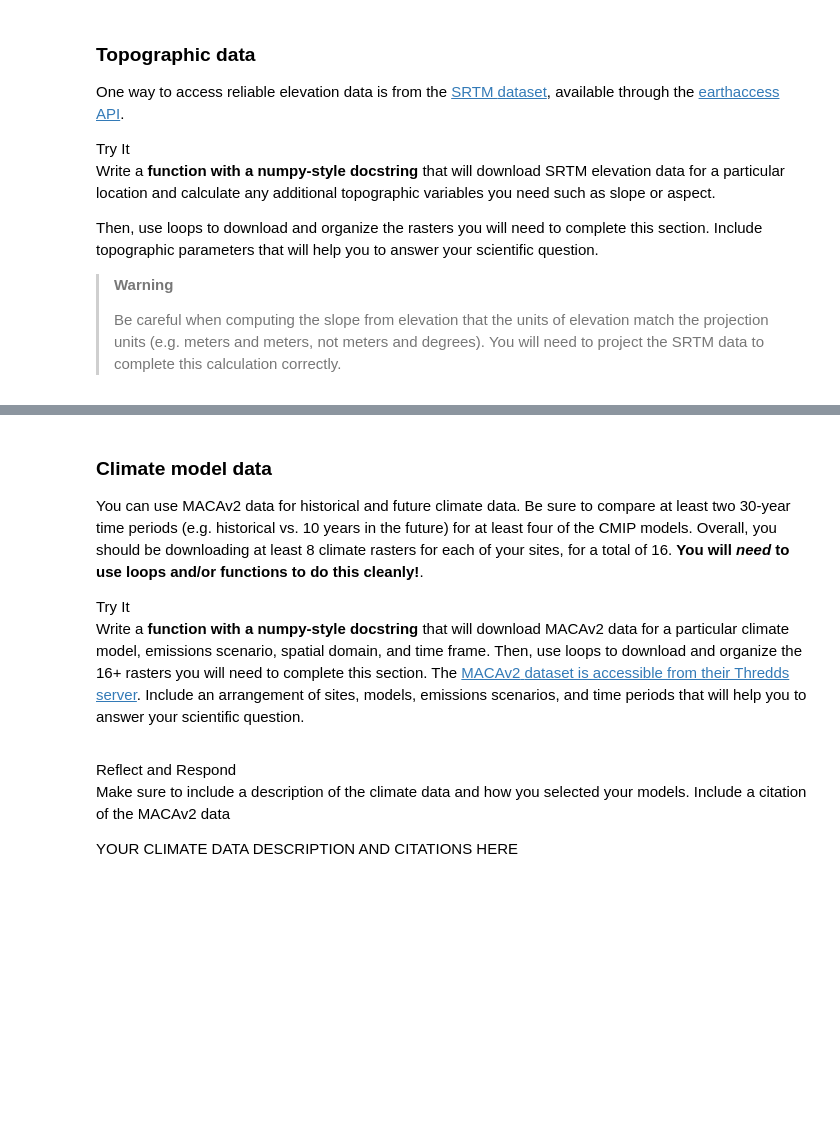
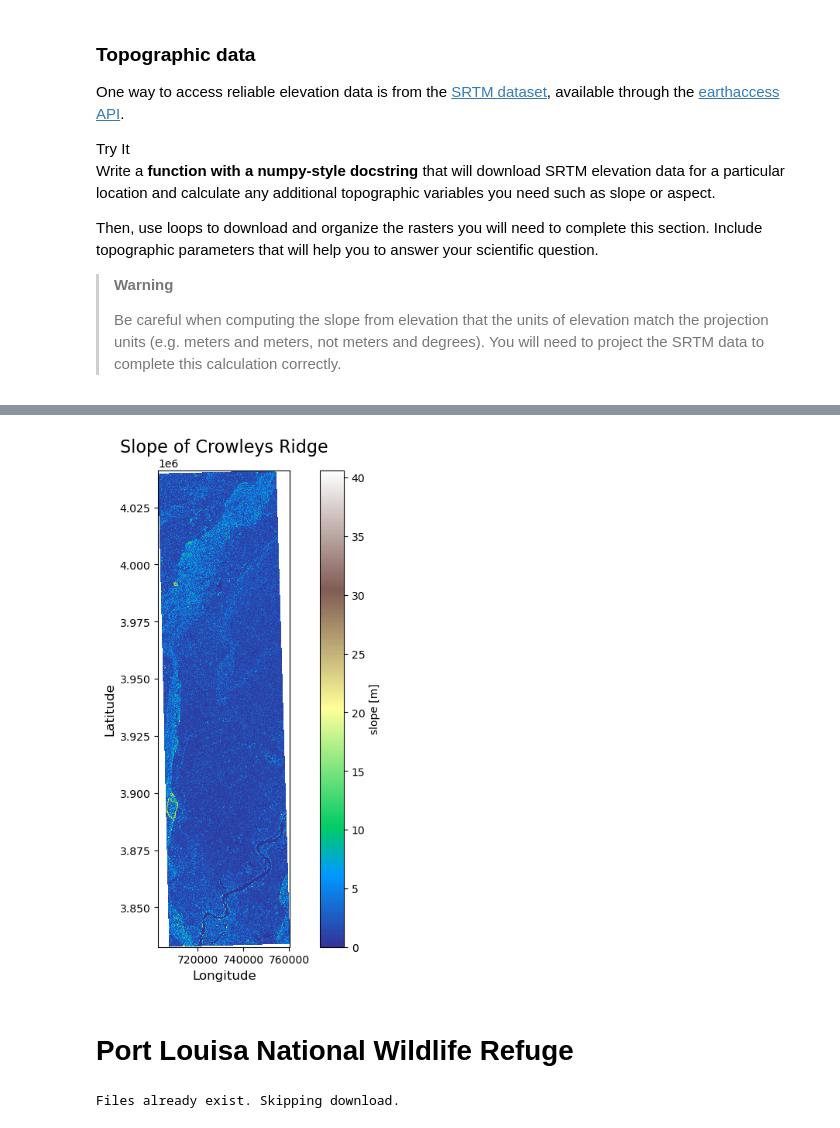
Before and after one commit to earthlab-education/habitat-suitability-ZimmZone, a Jupyter notebook: 03_soil_data_suitibility.ipynb, the cells around one changed output, grey strips where cells are left out. Saved outputs shown, nothing was run; the diff lists cells and outputs as text; code cells hidden in the pictures; blank space fills up the shorter version.

```diff
--- a/03_soil_data_suitibility.ipynb
+++ b/03_soil_data_suitibility.ipynb
@@ -268,19 +494,0 @@ plt.show()
-# %% [markdown]
-### Climate model data
-
-You can use MACAv2 data for historical and future climate data. Be sure
-to compare at least two 30-year time periods (e.g. historical vs. 10
-years in the future) for at least four of the CMIP models. Overall, you
-should be downloading at least 8 climate rasters for each of your sites,
-for a total of 16. **You will *need* to use loops and/or functions to do
-this cleanly!**.
-
-<link rel="stylesheet" type="text/css" href="./assets/styles.css"><div class="callout callout-style-default callout-titled callout-task"><div class="callout-header"><div class="callout-icon-container"><i class="callout-icon"></i></div><div class="callout-title-container flex-fill">Try It</div></div><div class="callout-body-container callout-body"><p>Write a <strong>function with a numpy-style docstring</strong> that
-will download MACAv2 data for a particular climate model, emissions
-scenario, spatial domain, and time frame. Then, use loops to download
-and organize the 16+ rasters you will need to complete this section. The
-<a
-href="http://thredds.northwestknowledge.net:8080/thredds/reacch_climate_CMIP5_macav2_catalog2.html">MACAv2
-dataset is accessible from their Thredds server</a>. Include an
-arrangement of sites, models, emissions scenarios, and time periods that
-will help you to answer your scientific question.</p></div></div>
@@ -289,5 +495,44 @@ will help you to answer your scientific question.</p></div></div>
-# %% [markdown]
-<link rel="stylesheet" type="text/css" href="./assets/styles.css"><div class="callout callout-style-default callout-titled callout-respond"><div class="callout-header"><div class="callout-icon-container"><i class="callout-icon"></i></div><div class="callout-title-container flex-fill">Reflect and Respond</div></div><div class="callout-body-container callout-body"><p>Make sure to include a description of the climate data and how you
-selected your models. Include a citation of the MACAv2 data</p></div></div>
-
-YOUR CLIMATE DATA DESCRIPTION AND CITATIONS HERE
+# %%
+# Calculate the slope
+crowley_slope_da = xrspatial.slope(crowley_srtm_project_da)
+
+# Initialize a figure and axis
+fig, ax = plt.subplots(figsize=(10, 8))  # You can adjust the figure size
+
+# Plot the slope on the specified axis
+crowley_slope_da.plot(ax=ax, cmap='terrain')
+
+# Add the Habitat 1 boundary
+crowley_gdf.to_crs(utm15_epsg).boundary.plot(ax=ax, color='yellow', linewidth=.5)
+
+# Add a title and labels
+ax.set_title('Slope of Crowleys Ridge', fontsize=16)
+ax.set_xlabel('Longitude', fontsize=12)
+ax.set_ylabel('Latitude', fontsize=12)
+
+# Display the plot
+plt.show()
+# %% [output]
+[figure, added]
+# %% [markdown]
+# Port Louisa National Wildlife Refuge
+# %%
+# Define data search for Port Louisa National Wildlife refuge Ridge
+louisa_srtm_pattern = os.path.join(louisa_elevation_dir, '*.hgt.zip')
+
+# Define bounds for PLNWR
+bounds_louisa = tuple(louisa_gdf.total_bounds)
+buffer = .05
+xmin, ymin, xmax, ymax = bounds_louisa
+bounds_louisa_buffer = (xmin-buffer, ymin-buffer, xmax+buffer, ymax+buffer)
+
+if not glob(louisa_srtm_pattern):
+    louisa_srtm_results = earthaccess.search_data(
+        short_name="SRTMGL1",
+        bounding_box=bounds_louisa_buffer
+    )
+    louisa_srtm_results = earthaccess.download(louisa_srtm_results, louisa_elevation_dir)
+else:
+    print("Files already exist. Skipping download.")
+# %% [output]
+Files already exist. Skipping download.
```
Also changed, not shown: parts of 16 cells of this notebook, 4 other files.
